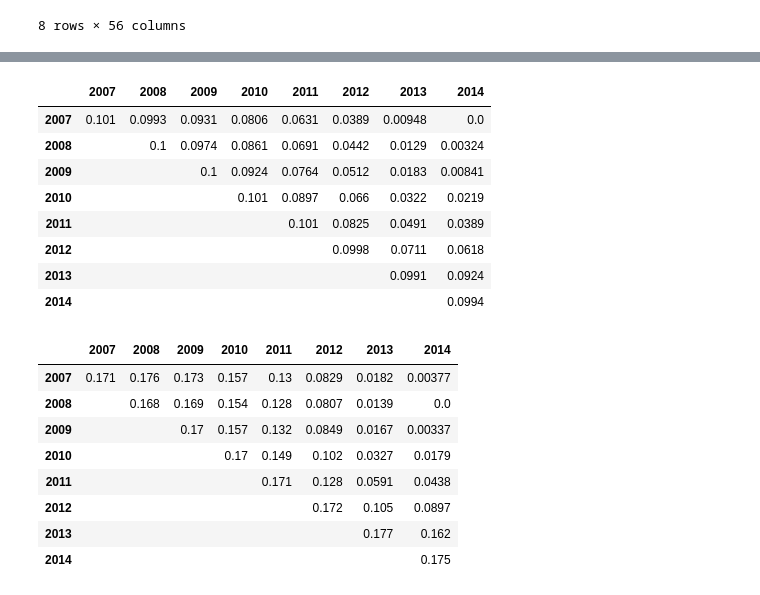
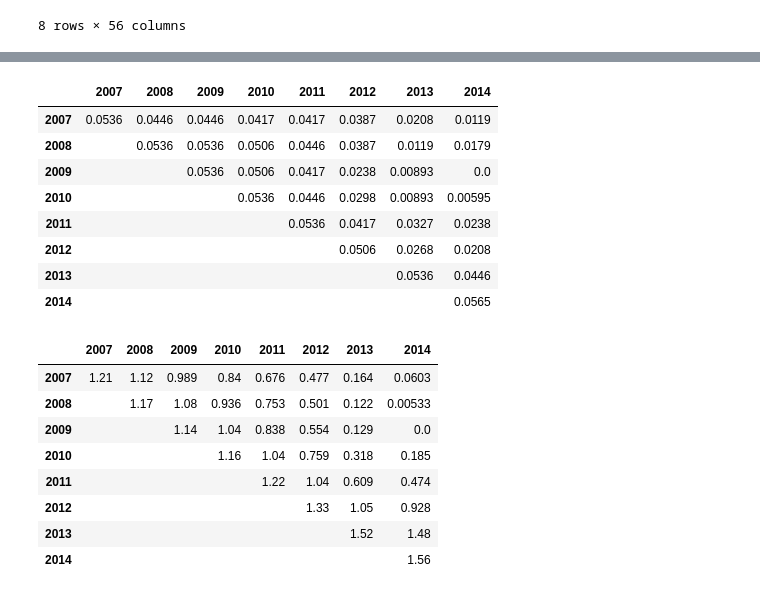
Before and after one commit to Dionidgy/ML, a Jupyter notebook: lifelong/lifelong_Keras-FT.ipynb, the cells around one changed output, grey strips where cells are left out. Drawn from its saved outputs; the diff is of its cells as text; code cells hidden in the pictures.

```diff
--- a/lifelong/lifelong_Keras-FT.ipynb
+++ b/lifelong/lifelong_Keras-FT.ipynb
@@ -133,6 +85,6 @@ df_all
 # %%
-df_by_years = {}
-for year in df_all.reviewTime.dt.year.unique().tolist():
-    df_by_years[year] = df_all[df_all.reviewTime.dt.year == year].reset_index(drop = True)
-    print(year, len(df_by_years[year]))
-    print(df_by_years[year].bin_label.value_counts(), '\n')
+# df_by_years = {}
+# for year in df_all.reviewTime.dt.year.unique().tolist():
+#     df_by_years[year] = df_all[df_all.reviewTime.dt.year == year].reset_index(drop = True)
+#     print(year, len(df_by_years[year]))
+#     print(df_by_years[year].bin_label.value_counts(), '\n')
@@ -157,15 +91,16 @@ Name: bin_label, dtype: int64
 # %%
-samples_number = 7
-skf = StratifiedKFold(n_splits=samples_number)
-data_by_year_splitted = {}
-for year in range(2007, 2015):
-    data_tmp = df_by_years[year].sample(35000)
-    data_list, labels_list = [], []
-
-    for train_index, test_index in skf.split(data_tmp.words, data_tmp.label):
-        data = data_tmp.iloc[test_index]
-        data_list.append(data.words)
-        labels_list.append(data.label)
-
-    data_by_year_splitted[year] = {'data': data_list, 'labels': labels_list}
-    print(year)
+# skf = StratifiedKFold(n_splits=samples_number)
+# for year in range(2007, 2015):
+#     data_tmp = df_by_years[year].sample(35000)
+#     data_list = []
+#     index = 0
+#     for train_index, test_index in skf.split(data_tmp.words, data_tmp.label):
+#         data = data_tmp.iloc[test_index]
+#         data[['words', 'label']].to_csv('data/{0}_{1}.csv'.format(year, index))
+#         index += 1
+#     print(year)
+# del df_by_years
+# del df_all
+# del porter_stemmer
+# del tok
+# gc.collect()
@@ -205,7 +133,7 @@ df_accuracy
 | 2014 | 0.0 | 0.0 | 0.0 | 0.0 | 0.0 | 0.0 | 0.0 | 0.0 | 0.0 | 0.0 | ... | ... |
 8 rows × 56 columns
 # %%
-def generator(X_data, y_data, batch_size):
+def Generator(X_data, y_data, batch_size):
 
     samples_per_epoch = X_data.shape[0]
     number_of_batches = samples_per_epoch/batch_size
@@ -389,24 +377,24 @@ df_mean_values(df_tvd)
 # %%
-df_mean_values(df_js)
+df_mean_values(df_ks_lstm)
 # %% [output]
 |  | 2007 | 2008 | 2009 | 2010 | 2011 | 2012 | 2013 | 2014 |
-| 2007 | 0.101 | 0.0993 | 0.0931 | 0.0806 | 0.0631 | 0.0389 | 0.00948 | 0.0 |
-| 2008 |  | 0.1 | 0.0974 | 0.0861 | 0.0691 | 0.0442 | 0.0129 | 0.00324 |
-| 2009 |  |  | 0.1 | 0.0924 | 0.0764 | 0.0512 | 0.0183 | 0.00841 |
-| 2010 |  |  |  | 0.101 | 0.0897 | 0.066 | 0.0322 | 0.0219 |
-| 2011 |  |  |  |  | 0.101 | 0.0825 | 0.0491 | 0.0389 |
-| 2012 |  |  |  |  |  | 0.0998 | 0.0711 | 0.0618 |
-| 2013 |  |  |  |  |  |  | 0.0991 | 0.0924 |
-| 2014 |  |  |  |  |  |  |  | 0.0994 |
+| 2007 | 0.0536 | 0.0446 | 0.0446 | 0.0417 | 0.0417 | 0.0387 | 0.0208 | 0.0119 |
+| 2008 |  | 0.0536 | 0.0536 | 0.0506 | 0.0446 | 0.0387 | 0.0119 | 0.0179 |
+| 2009 |  |  | 0.0536 | 0.0506 | 0.0417 | 0.0238 | 0.00893 | 0.0 |
+| 2010 |  |  |  | 0.0536 | 0.0446 | 0.0298 | 0.00893 | 0.00595 |
+| 2011 |  |  |  |  | 0.0536 | 0.0417 | 0.0327 | 0.0238 |
+| 2012 |  |  |  |  |  | 0.0506 | 0.0268 | 0.0208 |
+| 2013 |  |  |  |  |  |  | 0.0536 | 0.0446 |
+| 2014 |  |  |  |  |  |  |  | 0.0565 |
 # %%
-df_mean_values(df_ks)
+df_mean_values(df_tvd_tfidf)
 # %% [output]
 |  | 2007 | 2008 | 2009 | 2010 | 2011 | 2012 | 2013 | 2014 |
-| 2007 | 0.171 | 0.176 | 0.173 | 0.157 | 0.13 | 0.0829 | 0.0182 | 0.00377 |
-| 2008 |  | 0.168 | 0.169 | 0.154 | 0.128 | 0.0807 | 0.0139 | 0.0 |
-| 2009 |  |  | 0.17 | 0.157 | 0.132 | 0.0849 | 0.0167 | 0.00337 |
-| 2010 |  |  |  | 0.17 | 0.149 | 0.102 | 0.0327 | 0.0179 |
-| 2011 |  |  |  |  | 0.171 | 0.128 | 0.0591 | 0.0438 |
-| 2012 |  |  |  |  |  | 0.172 | 0.105 | 0.0897 |
-| 2013 |  |  |  |  |  |  | 0.177 | 0.162 |
-| 2014 |  |  |  |  |  |  |  | 0.175 |
+| 2007 | 1.21 | 1.12 | 0.989 | 0.84 | 0.676 | 0.477 | 0.164 | 0.0603 |
+| 2008 |  | 1.17 | 1.08 | 0.936 | 0.753 | 0.501 | 0.122 | 0.00533 |
+| 2009 |  |  | 1.14 | 1.04 | 0.838 | 0.554 | 0.129 | 0.0 |
+| 2010 |  |  |  | 1.16 | 1.04 | 0.759 | 0.318 | 0.185 |
+| 2011 |  |  |  |  | 1.22 | 1.04 | 0.609 | 0.474 |
+| 2012 |  |  |  |  |  | 1.33 | 1.05 | 0.928 |
+| 2013 |  |  |  |  |  |  | 1.52 | 1.48 |
+| 2014 |  |  |  |  |  |  |  | 1.56 |
```
Also changed, not shown: parts of 44 cells of this notebook.
